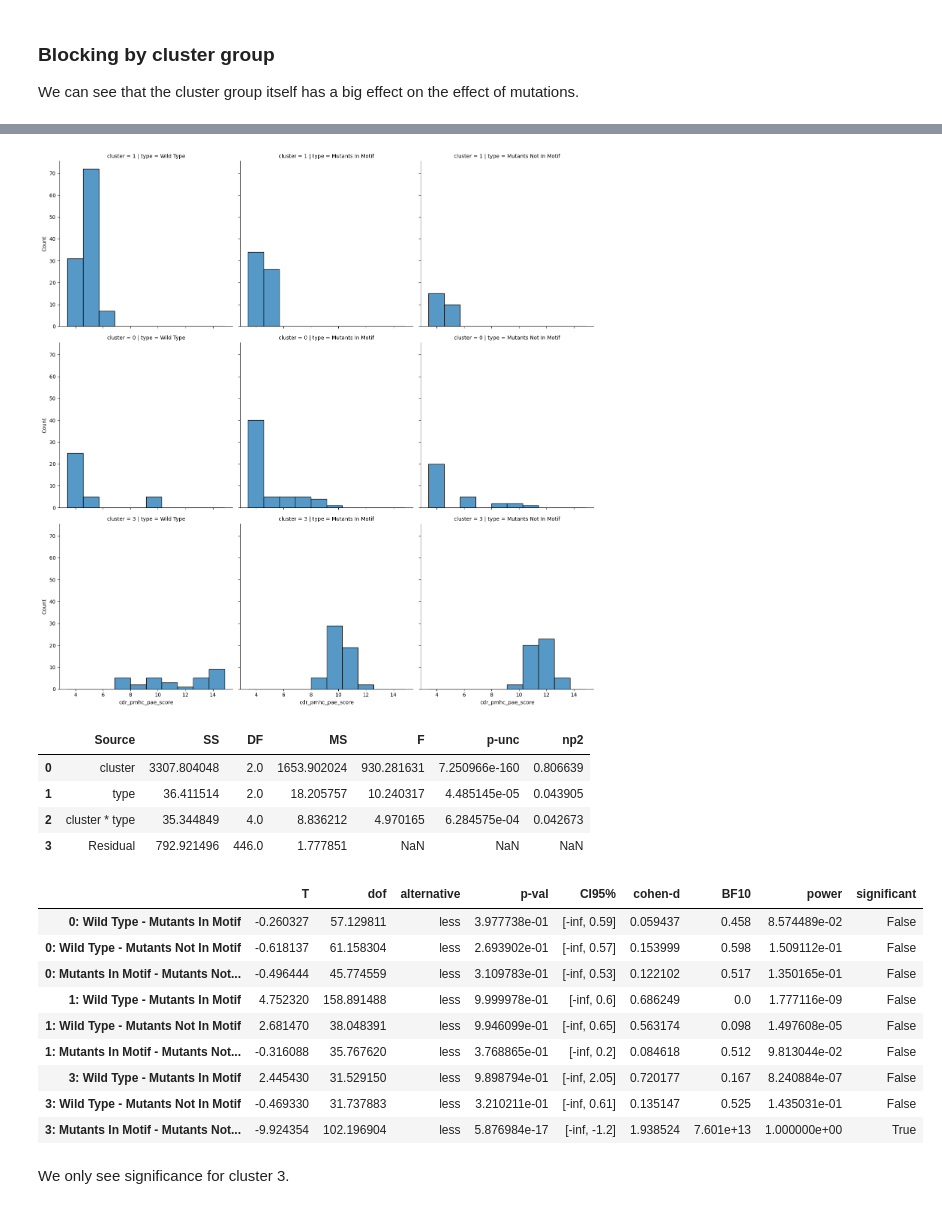
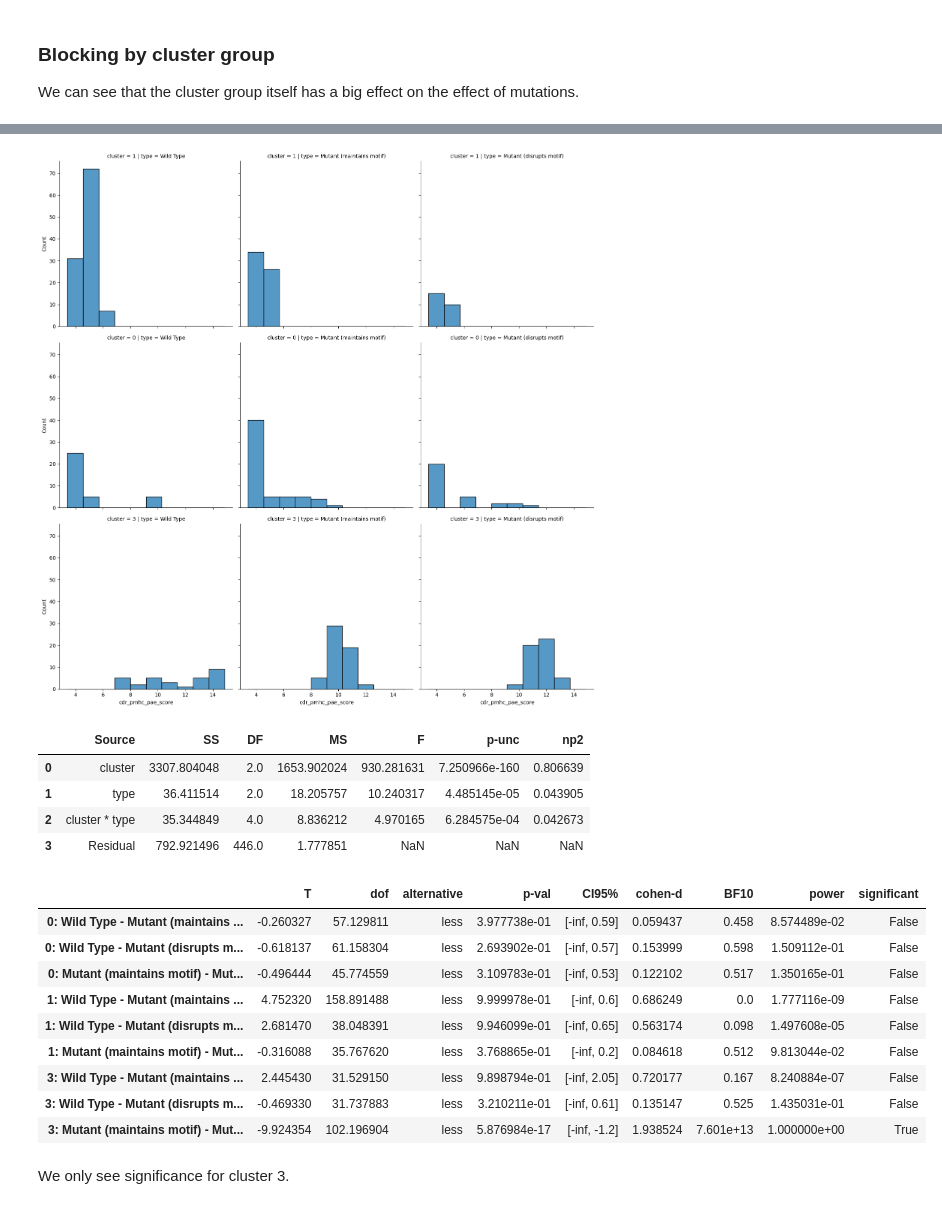
Before and after one commit to benjiemc/tcr-pmhc-predicted-structures, a Jupyter notebook: notebooks/dash_mutagenesis_analysis.ipynb, the cells around one changed output, grey strips where cells are left out. Drawn from its saved outputs; the diff is of its cells as text; code cells hidden in the pictures.

```diff
--- a/notebooks/dash_mutagenesis_analysis.ipynb
+++ b/notebooks/dash_mutagenesis_analysis.ipynb
@@ -153,8 +153,8 @@ confidence_scores_mutations = confidence_scores_mutations.merge(
     sequences_mutated, how='left', left_on='name', right_index=True
 )
 
-confidence_scores_mutations['type'] = 'Mutants ' + confidence_scores_mutations['fit_motif'].map(
-    lambda fit_motif: 'In Motif' if fit_motif else 'Not In Motif'
+confidence_scores_mutations['type'] = 'Mutant ' + confidence_scores_mutations['fit_motif'].map(
+    lambda fit_motif: '(maintains motif)' if fit_motif else '(disrupts motif)'
 )
 # %%
 confidence_scores = pd.concat([confidence_scores_dash, confidence_scores_mutations])
@@ -232,7 +237,7 @@ plt.show()
 sns.displot(confidence_scores, x='cdr_pmhc_pae_score', row='cluster', col='type', kind='hist')
 plt.show()
 # %% [output]
-[figure, old version]
+[figure, new version]
 # %%
 pg.anova(confidence_scores, dv='cdr_pmhc_pae_score', between=['cluster', 'type'])
 # %% [output]
@@ -244,32 +249,32 @@ pg.anova(confidence_scores, dv='cdr_pmhc_pae_score', between=['cluster', 'type']
 # %%
 results = []
 for cluster_name, cluster in confidence_scores.groupby('cluster'):
     types = [
         (type_, cluster[cluster['type'] == type_])
-        for type_ in ('Wild Type', 'Mutants In Motif', 'Mutants Not In Motif')
+        for type_ in ('Wild Type', 'Mutant (maintains motif)', 'Mutant (disrupts motif)')
     ]
 
     for (name1, group1), (name2, group2) in itertools.combinations(types, 2):
         result = pg.ttest(group1['cdr_pmhc_pae_score'], group2['cdr_pmhc_pae_score'], paired=False, alternative='less')
         result.index = [f'{cluster_name}: {name1} - {name2}']
 
         results.append(result)
 
 results = pd.concat(results)
 results['significant'] = results['p-val'] < (0.05 / len(results))
 
 results
 # %% [output]
 |  | T | dof | alternative | p-val | CI95% | cohen-d | BF10 | power | significant |
-| 0: Wild Type - Mutants In Motif | -0.260327 | 57.129811 | less | 3.977738e-01 | [-inf, 0.59] | 0.059437 | 0.458 | 8.574489e-02 | False |
-| 0: Wild Type - Mutants Not In Motif | -0.618137 | 61.158304 | less | 2.693902e-01 | [-inf, 0.57] | 0.153999 | 0.598 | 1.509112e-01 | False |
-| 0: Mutants In Motif - Mutants Not... | -0.496444 | 45.774559 | less | 3.109783e-01 | [-inf, 0.53] | 0.122102 | 0.517 | 1.350165e-01 | False |
-| 1: Wild Type - Mutants In Motif | 4.752320 | 158.891488 | less | 9.999978e-01 | [-inf, 0.6] | 0.686249 | 0.0 | 1.777116e-09 | False |
-| 1: Wild Type - Mutants Not In Motif | 2.681470 | 38.048391 | less | 9.946099e-01 | [-inf, 0.65] | 0.563174 | 0.098 | 1.497608e-05 | False |
-| 1: Mutants In Motif - Mutants Not... | -0.316088 | 35.767620 | less | 3.768865e-01 | [-inf, 0.2] | 0.084618 | 0.512 | 9.813044e-02 | False |
-| 3: Wild Type - Mutants In Motif | 2.445430 | 31.529150 | less | 9.898794e-01 | [-inf, 2.05] | 0.720177 | 0.167 | 8.240884e-07 | False |
-| 3: Wild Type - Mutants Not In Motif | -0.469330 | 31.737883 | less | 3.210211e-01 | [-inf, 0.61] | 0.135147 | 0.525 | 1.435031e-01 | False |
-| 3: Mutants In Motif - Mutants Not... | -9.924354 | 102.196904 | less | 5.876984e-17 | [-inf, -1.2] | 1.938524 | 7.601e+13 | 1.000000e+00 | True |
+| 0: Wild Type - Mutant (maintains ... | -0.260327 | 57.129811 | less | 3.977738e-01 | [-inf, 0.59] | 0.059437 | 0.458 | 8.574489e-02 | False |
+| 0: Wild Type - Mutant (disrupts m... | -0.618137 | 61.158304 | less | 2.693902e-01 | [-inf, 0.57] | 0.153999 | 0.598 | 1.509112e-01 | False |
+| 0: Mutant (maintains motif) - Mut... | -0.496444 | 45.774559 | less | 3.109783e-01 | [-inf, 0.53] | 0.122102 | 0.517 | 1.350165e-01 | False |
+| 1: Wild Type - Mutant (maintains ... | 4.752320 | 158.891488 | less | 9.999978e-01 | [-inf, 0.6] | 0.686249 | 0.0 | 1.777116e-09 | False |
+| 1: Wild Type - Mutant (disrupts m... | 2.681470 | 38.048391 | less | 9.946099e-01 | [-inf, 0.65] | 0.563174 | 0.098 | 1.497608e-05 | False |
+| 1: Mutant (maintains motif) - Mut... | -0.316088 | 35.767620 | less | 3.768865e-01 | [-inf, 0.2] | 0.084618 | 0.512 | 9.813044e-02 | False |
+| 3: Wild Type - Mutant (maintains ... | 2.445430 | 31.529150 | less | 9.898794e-01 | [-inf, 2.05] | 0.720177 | 0.167 | 8.240884e-07 | False |
+| 3: Wild Type - Mutant (disrupts m... | -0.469330 | 31.737883 | less | 3.210211e-01 | [-inf, 0.61] | 0.135147 | 0.525 | 1.435031e-01 | False |
+| 3: Mutant (maintains motif) - Mut... | -9.924354 | 102.196904 | less | 5.876984e-17 | [-inf, -1.2] | 1.938524 | 7.601e+13 | 1.000000e+00 | True |
 # %% [markdown]
 We only see significance for cluster 3.
 # %% [markdown]
```
Also changed, not shown: parts of 9 cells of this notebook.
